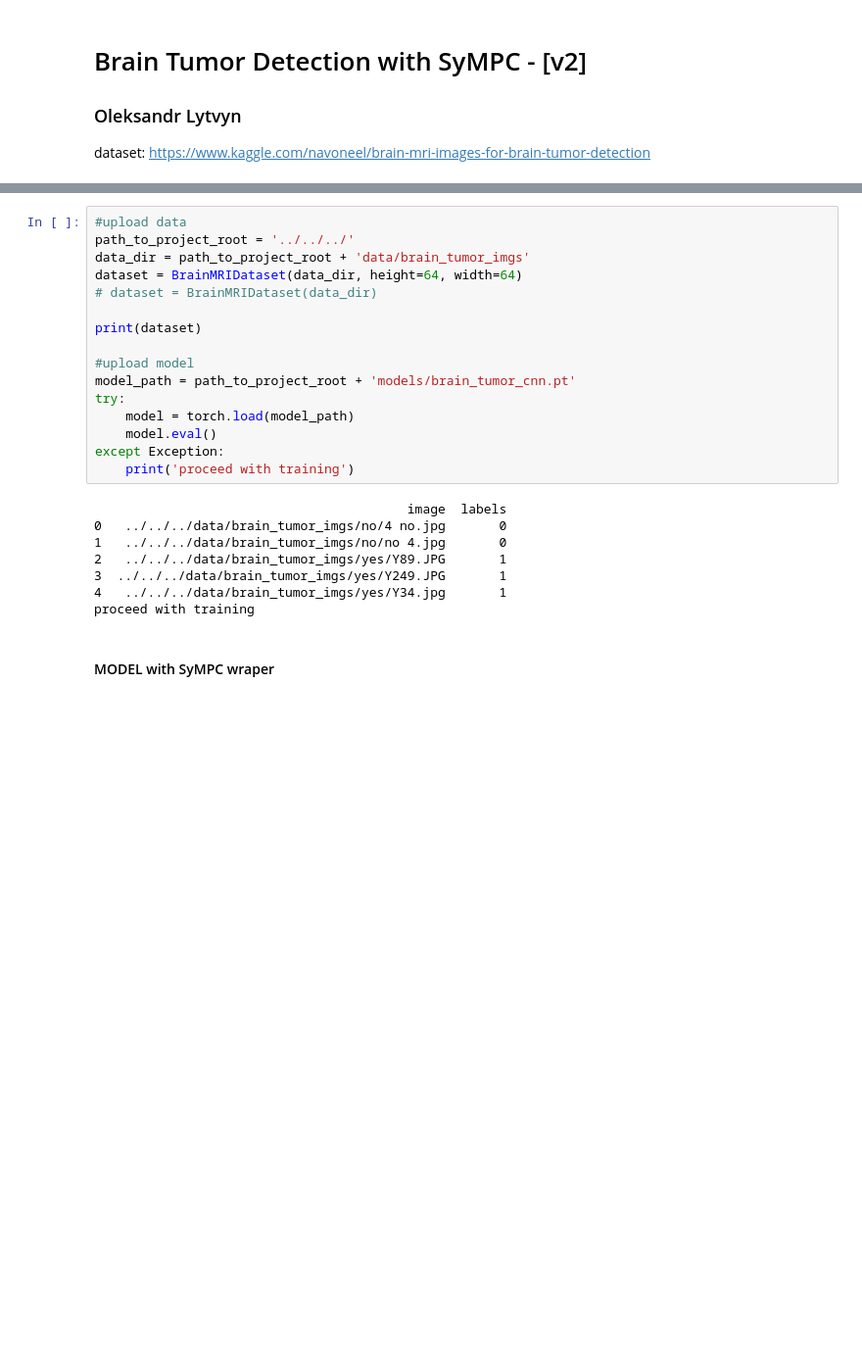
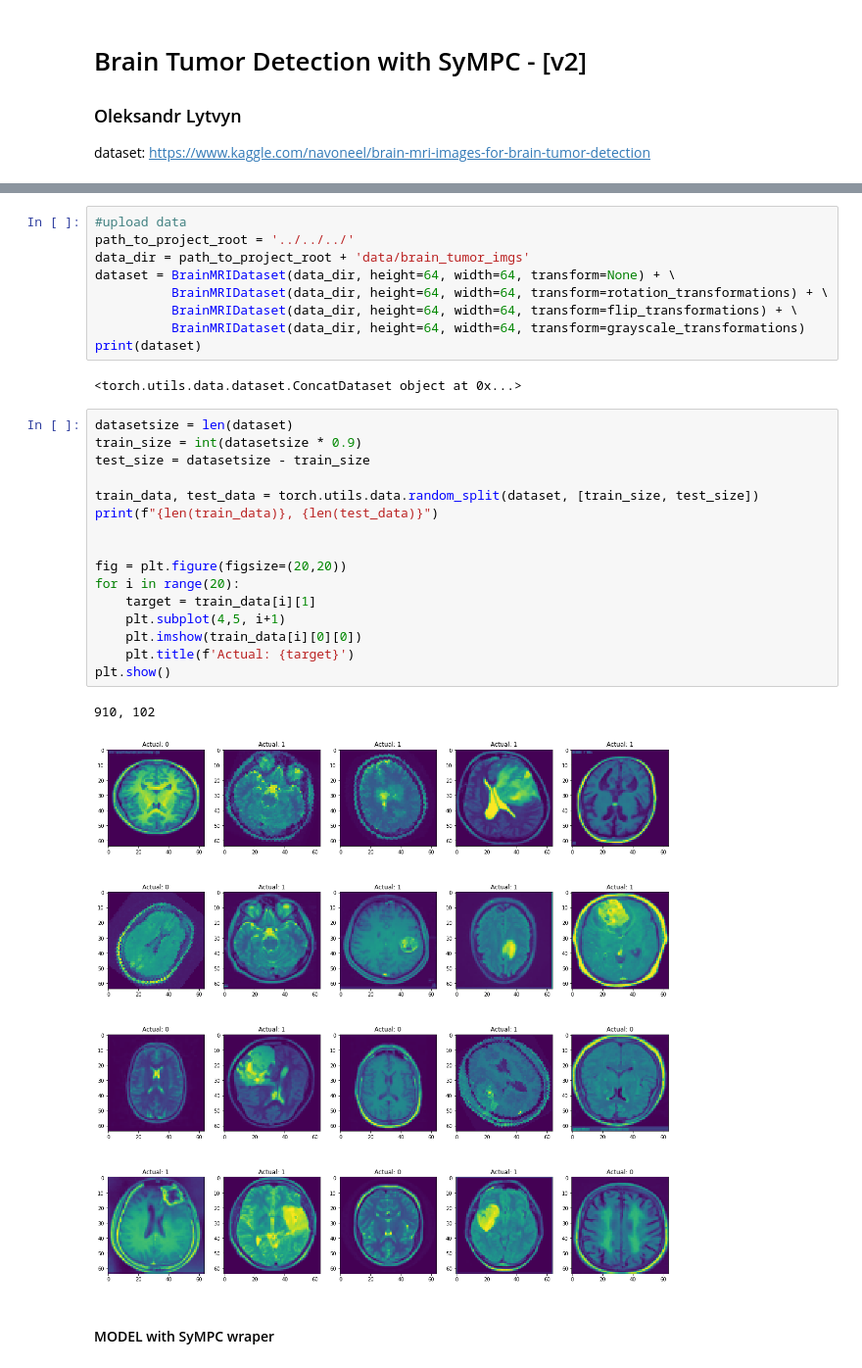
Before and after one commit to ol-msc/ppdm_ml, a Jupyter notebook: notebooks/smpc/cnn_braintumor/brain_tumor_v2.ipynb, the cells around one changed output, grey strips where cells are left out. Shown: that part at 98% size. Cells and saved outputs as stored; diff of their text form; blank space fills up the shorter version.

```diff
--- a/notebooks/smpc/cnn_braintumor/brain_tumor_v2.ipynb
+++ b/notebooks/smpc/cnn_braintumor/brain_tumor_v2.ipynb
@@ -88,26 +132,32 @@ class BrainMRIDataset(Dataset):
 #upload data
 path_to_project_root = '../../../'
 data_dir = path_to_project_root + 'data/brain_tumor_imgs'
-dataset = BrainMRIDataset(data_dir, height=64, width=64)
-# dataset = BrainMRIDataset(data_dir)
-
+dataset = BrainMRIDataset(data_dir, height=64, width=64, transform=None) + \
+          BrainMRIDataset(data_dir, height=64, width=64, transform=rotation_transformations) + \
+          BrainMRIDataset(data_dir, height=64, width=64, transform=flip_transformations) + \
+          BrainMRIDataset(data_dir, height=64, width=64, transform=grayscale_transformations)
 print(dataset)
-
-#upload model
-model_path = path_to_project_root + 'models/brain_tumor_cnn.pt'
-try:
-    model = torch.load(model_path)
-    model.eval()
-except Exception:
-    print('proceed with training')
 # %% [output]
-                                         image  labels
-0   ../../../data/brain_tumor_imgs/no/4 no.jpg       0
-1   ../../../data/brain_tumor_imgs/no/no 4.jpg       0
-2   ../../../data/brain_tumor_imgs/yes/Y89.JPG       1
-3  ../../../data/brain_tumor_imgs/yes/Y249.JPG       1
-4   ../../../data/brain_tumor_imgs/yes/Y34.jpg       1
-proceed with training
+<torch.utils.data.dataset.ConcatDataset object at 0x...>
+# %%
+datasetsize = len(dataset)
+train_size = int(datasetsize * 0.9)
+test_size = datasetsize - train_size
+
+train_data, test_data = torch.utils.data.random_split(dataset, [train_size, test_size])
+print(f"{len(train_data)}, {len(test_data)}")
+
+
+fig = plt.figure(figsize=(20,20))
+for i in range(20):
+    target = train_data[i][1]
+    plt.subplot(4,5, i+1)
+    plt.imshow(train_data[i][0][0])
+    plt.title(f'Actual: {target}')
+plt.show()
+# %% [output]
+910, 102
+[figure, added]
 # %% [markdown]
 #### MODEL with SyMPC wraper
 # %%
```
Also changed, not shown: parts of 22 cells of this notebook.
